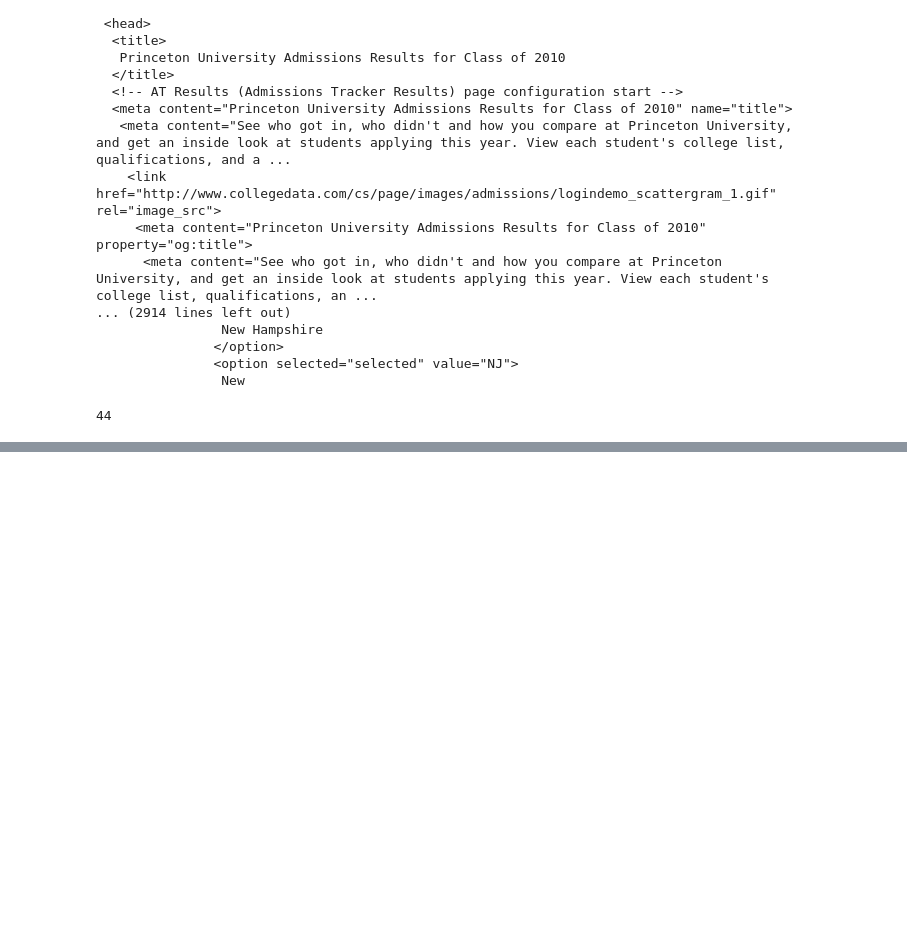
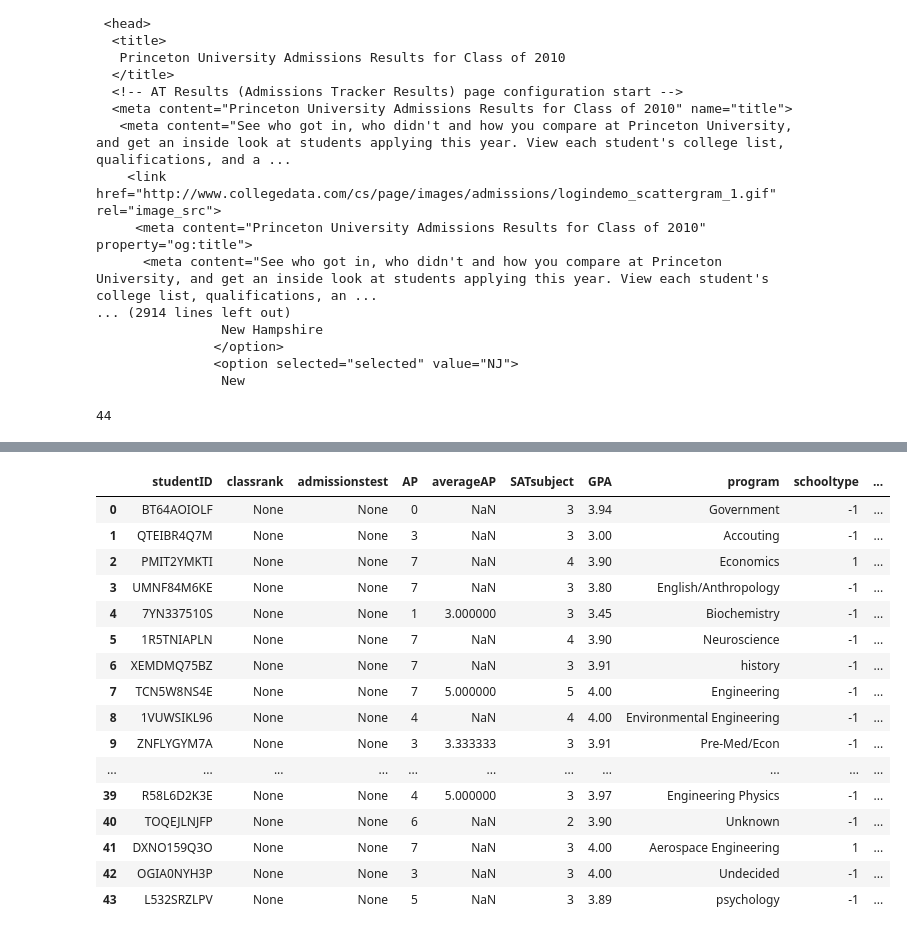
Before and after one commit to wihl/cs109-groupproj-college, a Jupyter notebook: scrape/collegedata/SingleRender.ipynb, the cells around one changed output, grey strips where cells are left out. Cells and saved outputs as stored; diff of their text form; code cells hidden in the pictures; blank space fills up the shorter version.

Commit message:
Successfully scraped first profile pages for student database
TODO:
- create admissions database
- find class rank
- change to new TIdatabase
- find a way to scrape work experience and artist tag

```diff
--- a/scrape/collegedata/SingleRender.ipynb
+++ b/scrape/collegedata/SingleRender.ipynb
@@ -29,3 +35,16 @@ highschooldict = {'Public': -1, 'Private': 1, 'Parochial': 1, 'Home-Schooled': 1
+# %%
+def isMinority(text):
+    for m in minoritylist:
+        if m in text:
+            return 1
+    for m in nonminoritylist:
+        if m in text:
+            return -1
+    return 0
+# %%
+columns = ['classrank', 'admissionstest','AP','averageAP','SATsubject', 'GPA', 'program','schooltype',
+            'intendedgradyear', 'canAfford', 'female', 'MinorityGender','MinorityRace','outofstate','international',
+           'firstinfamily','alumni','sports','artist', 'workexp']
 # %%
 college_id_dict={'Princeton': 111, 'Harvard': 444, 'Yale': 244, 'Columbia': 399, 'Stanford': 781, 'UChicago': 327, 'MIT': 186, 'Duke': 1026, 'UPenn': 67, 'CalTech': 706, 'JohnsHopkins': 1509, 'Dartmouth': 403, 'Northwestern': 1803, 'Brown': 163, 'Cornell': 787, 'Vanderbilt': 1562, 'WashU': 1720, 'Rice': 731, 'NotreDame': 1774, 'UCB': 1090, 'Emory': 1039, 'Georgetown': 1182, 'CarnegieMellon': 204, 'UCLA': 1093, 'USC': 1138}
 baseurl='http://www.collegedata.com/cs/admissions/'
@@ -93,9 +112,12 @@ print len(profileList)
 # %% [output]
 44
 # %%
-p=list(profileList)[0]
+p=list(profileList)[33]
+#p='3q9x4'
+#p='meggymack92'
 profile_url=baseurl+student_url+p
 print profile_url
 soup=BeautifulSoup(requests.get(profile_url).text,'html.parser')
-print soup.prettify()
+print columns
+print getColumnValues(columns,soup)
 # %% [output]
@@ -119 +127,9 @@ $j.extend(
+# %%
+def getAvgScore(scores):
+    scores = [s.get_text().strip() for s in scores]
+    if not '' in scores:
+        scores=[int(s) for s in scores]
+        return np.mean(scores)
+    else:
+        return None
 # %%
@@ -142,0 +164,33 @@ ValueError: invalid literal for int() with base 10: ''
+# %%
+if ('students' in locals()):
+    students.cleanup()
+    del students
+students=ti.Student()
+rows=[]
+for p in profileList:
+    #print p
+    profile_url=baseurl+student_url+p
+    soup=BeautifulSoup(requests.get(profile_url).text,'html.parser')
+    values = getColumnValues(columns,soup)
+    newrow = dict(zip(columns,values))
+    rows.append(newrow)
+studentIDs=students.insert(rows)
+students.df
+# %% [output]
+|  | studentID | classrank | admissionstest | AP | averageAP | SATsubject | GPA | program | schooltype | ... |
+| 0 | BT64AOIOLF | None | None | 0 | NaN | 3 | 3.94 | Government | -1 | ... |
+| 1 | QTEIBR4Q7M | None | None | 3 | NaN | 3 | 3.00 | Accouting | -1 | ... |
+| 2 | PMIT2YMKTI | None | None | 7 | NaN | 4 | 3.90 | Economics | 1 | ... |
+| 3 | UMNF84M6KE | None | None | 7 | NaN | 3 | 3.80 | English/Anthropology | -1 | ... |
+| 4 | 7YN337510S | None | None | 1 | 3.000000 | 3 | 3.45 | Biochemistry | -1 | ... |
+| 5 | 1R5TNIAPLN | None | None | 7 | NaN | 4 | 3.90 | Neuroscience | -1 | ... |
+| 6 | XEMDMQ75BZ | None | None | 7 | NaN | 3 | 3.91 | history | -1 | ... |
+| 7 | TCN5W8NS4E | None | None | 7 | 5.000000 | 5 | 4.00 | Engineering | -1 | ... |
+| 8 | 1VUWSIKL96 | None | None | 4 | NaN | 4 | 4.00 | Environmental Engineering | -1 | ... |
+| 9 | ZNFLYGYM7A | None | None | 3 | 3.333333 | 3 | 3.91 | Pre-Med/Econ | -1 | ... |
+| ... | ... | ... | ... | ... | ... | ... | ... | ... | ... | ... |
+| 39 | R58L6D2K3E | None | None | 4 | 5.000000 | 3 | 3.97 | Engineering Physics | -1 | ... |
+| 40 | TOQEJLNJFP | None | None | 6 | NaN | 2 | 3.90 | Unknown | -1 | ... |
+| 41 | DXNO159Q3O | None | None | 7 | NaN | 3 | 4.00 | Aerospace Engineering | 1 | ... |
+| 42 | OGIA0NYH3P | None | None | 3 | NaN | 3 | 4.00 | Undecided | -1 | ... |
+| 43 | L532SRZLPV | None | None | 5 | NaN | 3 | 3.89 | psychology | -1 | ... |
```
Also changed, not shown: parts of 6 cells of this notebook.
